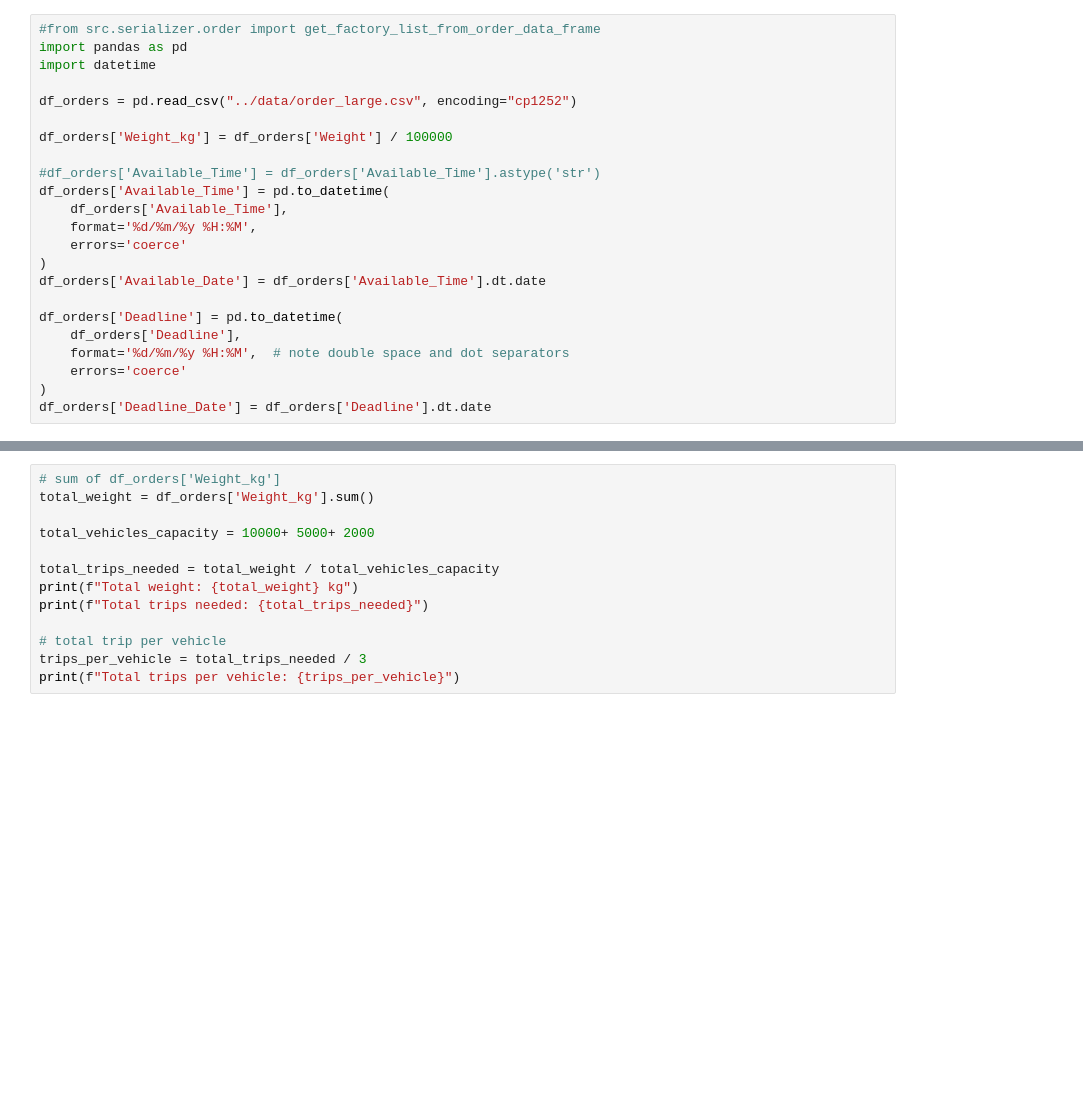
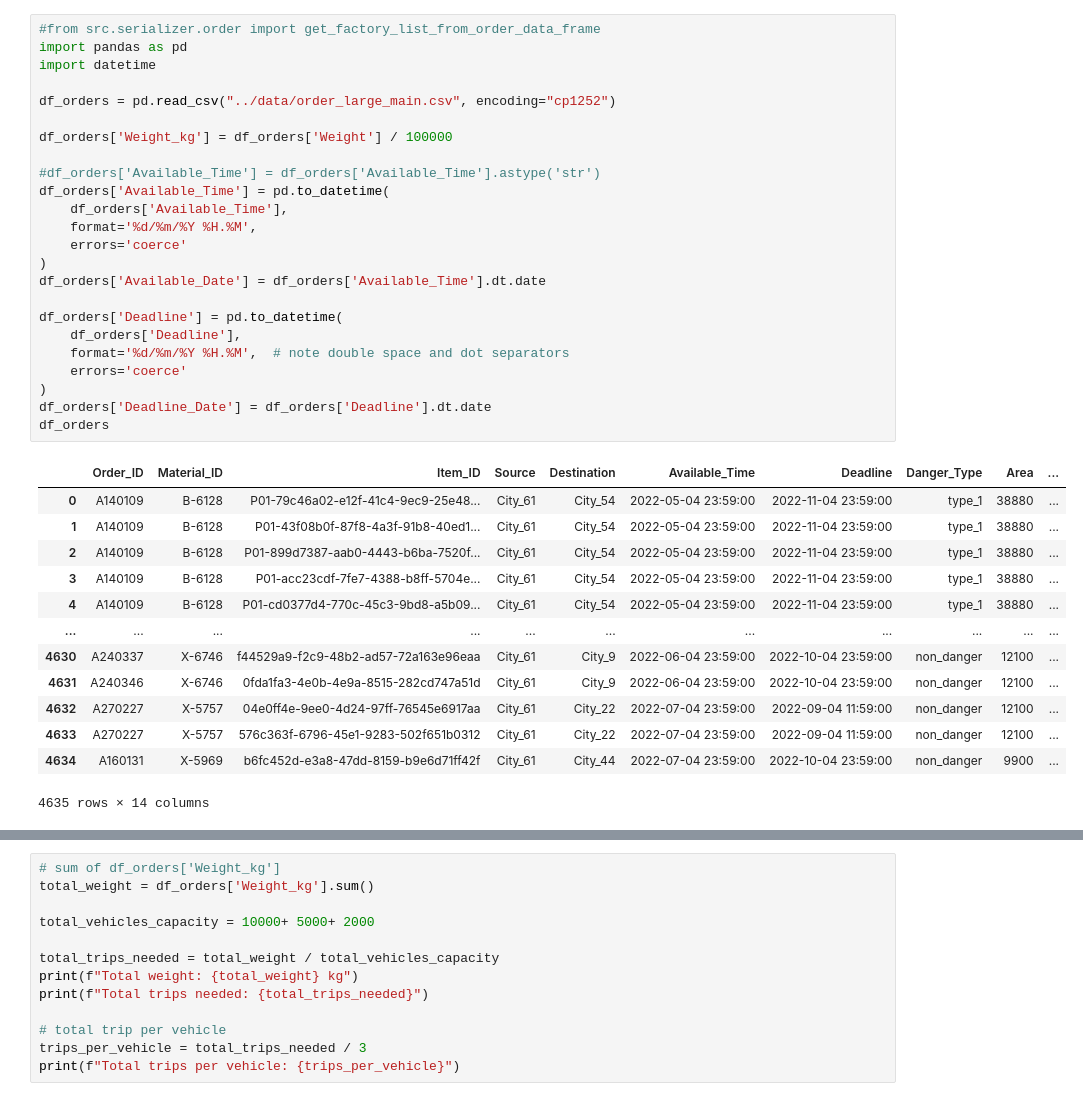
Before and after one commit to Far-naz/cvrp, a Jupyter notebook: src/read_data.ipynb, the cells around one changed output, grey strips where cells are left out. Cells and saved outputs as stored; diff of their text form; blank space fills up the shorter version.

```diff
--- a/src/read_data.ipynb
+++ b/src/read_data.ipynb
@@ -1,23 +1,38 @@
 # %%
 #from src.serializer.order import get_factory_list_from_order_data_frame
 import pandas as pd
 import datetime
 
-df_orders = pd.read_csv("../data/order_large.csv", encoding="cp1252")
+df_orders = pd.read_csv("../data/order_large_main.csv", encoding="cp1252")
 
 df_orders['Weight_kg'] = df_orders['Weight'] / 100000
 
 #df_orders['Available_Time'] = df_orders['Available_Time'].astype('str')
 df_orders['Available_Time'] = pd.to_datetime(
     df_orders['Available_Time'],
-    format='%d/%m/%y %H:%M',
+    format='%d/%m/%Y %H.%M',
     errors='coerce'
 )
 df_orders['Available_Date'] = df_orders['Available_Time'].dt.date
 
 df_orders['Deadline'] = pd.to_datetime(
     df_orders['Deadline'],
-    format='%d/%m/%y %H:%M',  # note double space and dot separators
+    format='%d/%m/%Y %H.%M',  # note double space and dot separators
     errors='coerce'
 )
 df_orders['Deadline_Date'] = df_orders['Deadline'].dt.date
+df_orders
+# %% [output]
+|  | Order_ID | Material_ID | Item_ID | Source | Destination | Available_Time | Deadline | Danger_Type | Area | ... |
+| 0 | A140109 | B-6128 | P01-79c46a02-e12f-41c4-9ec9-25e48... | City_61 | City_54 | 2022-05-04 23:59:00 | 2022-11-04 23:59:00 | type_1 | 38880 | ... |
+| 1 | A140109 | B-6128 | P01-43f08b0f-87f8-4a3f-91b8-40ed1... | City_61 | City_54 | 2022-05-04 23:59:00 | 2022-11-04 23:59:00 | type_1 | 38880 | ... |
+| 2 | A140109 | B-6128 | P01-899d7387-aab0-4443-b6ba-7520f... | City_61 | City_54 | 2022-05-04 23:59:00 | 2022-11-04 23:59:00 | type_1 | 38880 | ... |
+| 3 | A140109 | B-6128 | P01-acc23cdf-7fe7-4388-b8ff-5704e... | City_61 | City_54 | 2022-05-04 23:59:00 | 2022-11-04 23:59:00 | type_1 | 38880 | ... |
+| 4 | A140109 | B-6128 | P01-cd0377d4-770c-45c3-9bd8-a5b09... | City_61 | City_54 | 2022-05-04 23:59:00 | 2022-11-04 23:59:00 | type_1 | 38880 | ... |
+| ... | ... | ... | ... | ... | ... | ... | ... | ... | ... | ... |
+| 4630 | A240337 | X-6746 | f44529a9-f2c9-48b2-ad57-72a163e96eaa | City_61 | City_9 | 2022-06-04 23:59:00 | 2022-10-04 23:59:00 | non_danger | 12100 | ... |
+| 4631 | A240346 | X-6746 | 0fda1fa3-4e0b-4e9a-8515-282cd747a51d | City_61 | City_9 | 2022-06-04 23:59:00 | 2022-10-04 23:59:00 | non_danger | 12100 | ... |
+| 4632 | A270227 | X-5757 | 04e0ff4e-9ee0-4d24-97ff-76545e6917aa | City_61 | City_22 | 2022-07-04 23:59:00 | 2022-09-04 11:59:00 | non_danger | 12100 | ... |
+| 4633 | A270227 | X-5757 | 576c363f-6796-45e1-9283-502f651b0312 | City_61 | City_22 | 2022-07-04 23:59:00 | 2022-09-04 11:59:00 | non_danger | 12100 | ... |
+| 4634 | A160131 | X-5969 | b6fc452d-e3a8-47dd-8159-b9e6d71ff42f | City_61 | City_44 | 2022-07-04 23:59:00 | 2022-10-04 23:59:00 | non_danger | 9900 | ... |
+4635 rows × 14 columns
```
Also changed, not shown: parts of 8 cells of this notebook, 35 other files.
